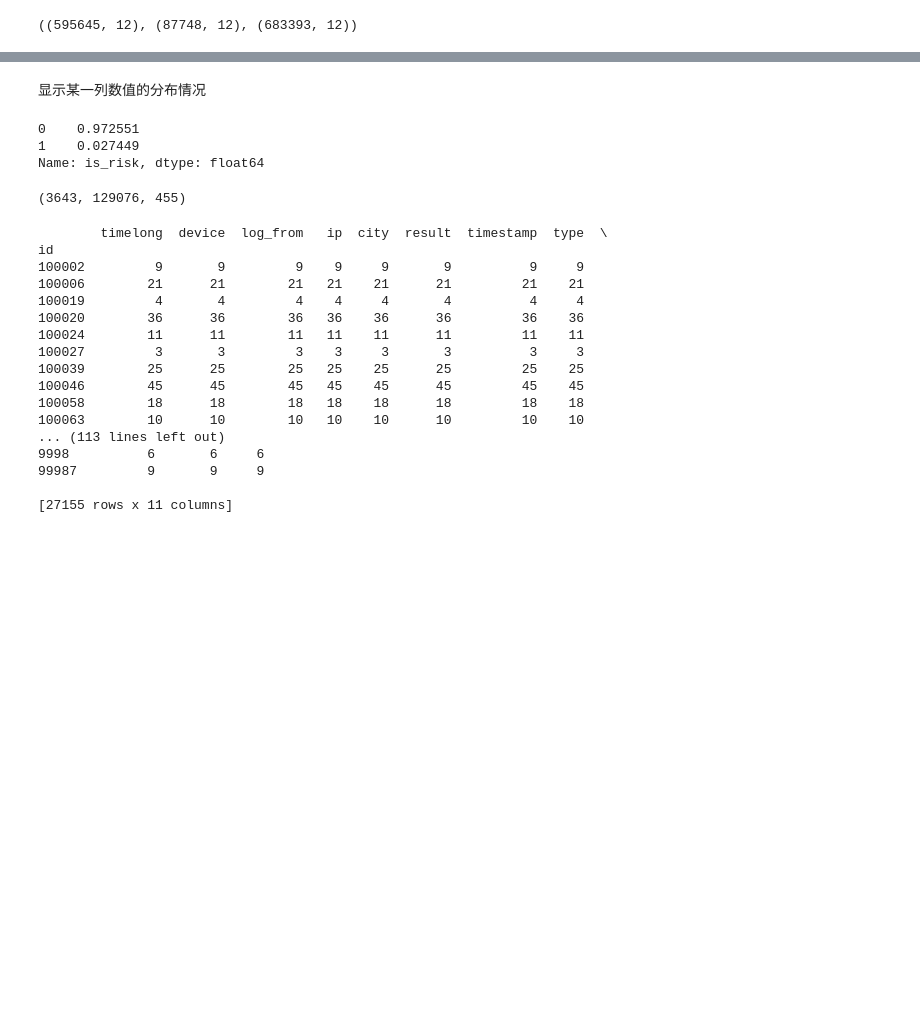
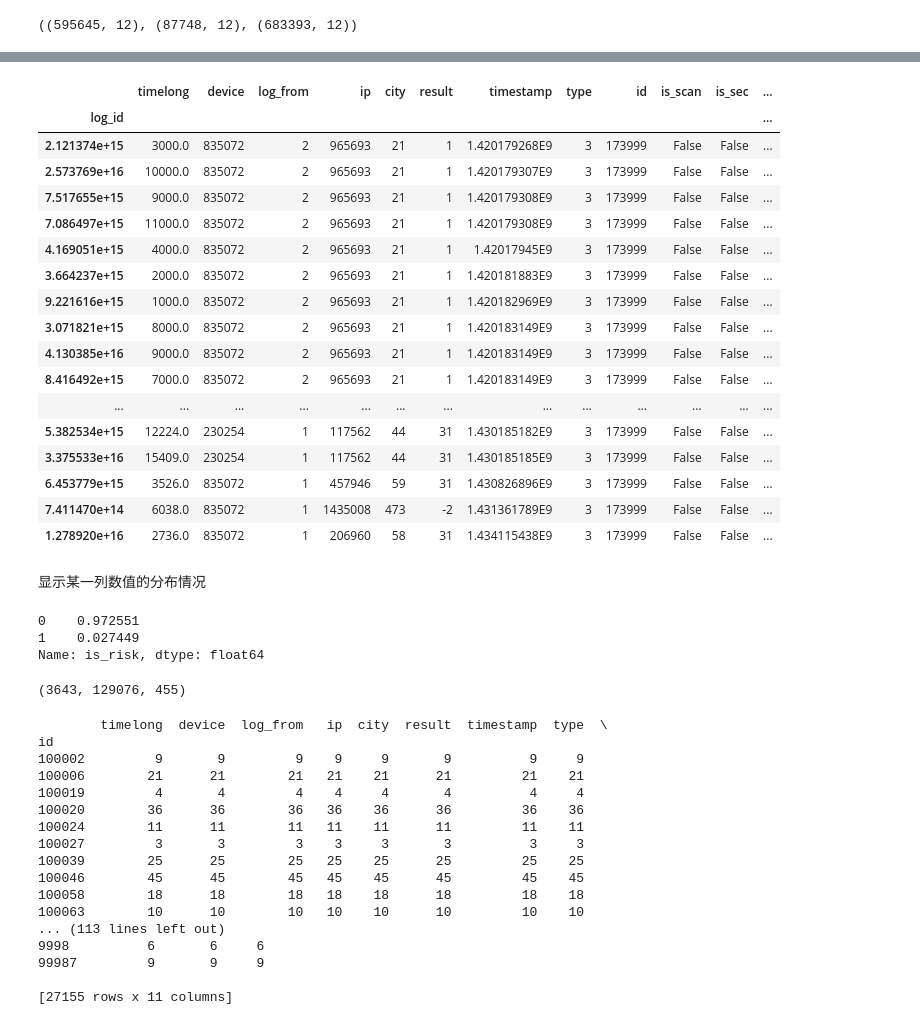
Before and after one commit to tusonggao/Kaggle_code, a Jupyter notebook: jd_contest/jd_contest.ipynb, the cells around one changed output, grey strips where cells are left out. Drawn from its saved outputs; the diff is of its cells as text; code cells hidden in the pictures; blank space fills up the shorter version.

```diff
--- a/jd_contest/jd_contest.ipynb
+++ b/jd_contest/jd_contest.ipynb
@@ -31,3 +36,24 @@ dtype: int64
+# %%
+merged_login_df[merged_login_df.id=='173999'].sort_values(by='time', ascending = True)
+# %% [output]
+|  | timelong | device | log_from | ip | city | result | timestamp | type | id | is_scan | is_sec | ... |
+| log_id |  |  |  |  |  |  |  |  |  |  |  | ... |
+| 2.121374e+15 | 3000.0 | 835072 | 2 | 965693 | 21 | 1 | 1.420179268E9 | 3 | 173999 | False | False | ... |
+| 2.573769e+16 | 10000.0 | 835072 | 2 | 965693 | 21 | 1 | 1.420179307E9 | 3 | 173999 | False | False | ... |
+| 7.517655e+15 | 9000.0 | 835072 | 2 | 965693 | 21 | 1 | 1.420179308E9 | 3 | 173999 | False | False | ... |
+| 7.086497e+15 | 11000.0 | 835072 | 2 | 965693 | 21 | 1 | 1.420179308E9 | 3 | 173999 | False | False | ... |
+| 4.169051e+15 | 4000.0 | 835072 | 2 | 965693 | 21 | 1 | 1.42017945E9 | 3 | 173999 | False | False | ... |
+| 3.664237e+15 | 2000.0 | 835072 | 2 | 965693 | 21 | 1 | 1.420181883E9 | 3 | 173999 | False | False | ... |
+| 9.221616e+15 | 1000.0 | 835072 | 2 | 965693 | 21 | 1 | 1.420182969E9 | 3 | 173999 | False | False | ... |
+| 3.071821e+15 | 8000.0 | 835072 | 2 | 965693 | 21 | 1 | 1.420183149E9 | 3 | 173999 | False | False | ... |
+| 4.130385e+16 | 9000.0 | 835072 | 2 | 965693 | 21 | 1 | 1.420183149E9 | 3 | 173999 | False | False | ... |
+| 8.416492e+15 | 7000.0 | 835072 | 2 | 965693 | 21 | 1 | 1.420183149E9 | 3 | 173999 | False | False | ... |
+| ... | ... | ... | ... | ... | ... | ... | ... | ... | ... | ... | ... | ... |
+| 5.382534e+15 | 12224.0 | 230254 | 1 | 117562 | 44 | 31 | 1.430185182E9 | 3 | 173999 | False | False | ... |
+| 3.375533e+16 | 15409.0 | 230254 | 1 | 117562 | 44 | 31 | 1.430185185E9 | 3 | 173999 | False | False | ... |
+| 6.453779e+15 | 3526.0 | 835072 | 1 | 457946 | 59 | 31 | 1.430826896E9 | 3 | 173999 | False | False | ... |
+| 7.411470e+14 | 6038.0 | 835072 | 1 | 1435008 | 473 | -2 | 1.431361789E9 | 3 | 173999 | False | False | ... |
+| 1.278920e+16 | 2736.0 | 835072 | 1 | 206960 | 58 | 31 | 1.434115438E9 | 3 | 173999 | False | False | ... |
 # %% [markdown]
 显示某一列数值的分布情况
 # %%
```
Also changed, not shown: parts of 4 cells of this notebook, 1 other file.
